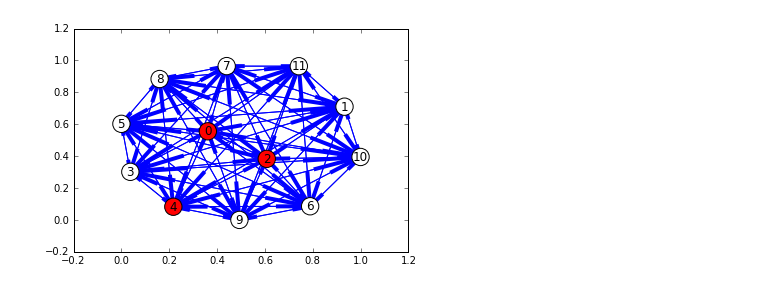
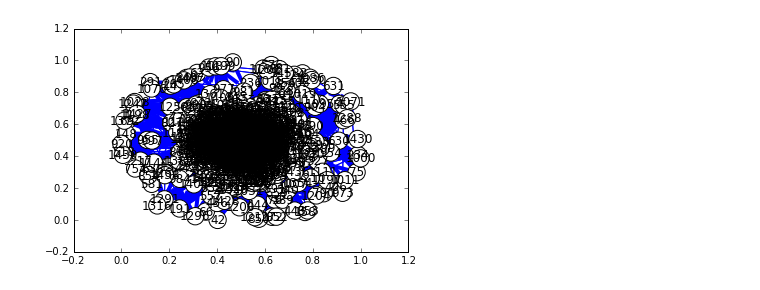
Before and after one commit to lleiou/Harry-Potter-Social-Network, a Jupyter notebook: lib/PageRank.ipynb, the cells around one changed output. Drawn from its saved outputs; the diff is of its cells as text; code cells hidden in the pictures.

```diff
--- a/lib/PageRank.ipynb
+++ b/lib/PageRank.ipynb
@@ -10,9 +11,11 @@ from scipy.linalg import *
 # %%
 # read file and save as a list
 sentences = []
-with open('test2.txt', 'rb') as f:
+with open('julius caesar sentences.txt', 'rb') as f:
     for line in f:
-        sentences.append(line.strip())
+        if line.strip() != '':
+            sentences.append(line.strip())
+f.close()
 # %%
 # remove punctuations
 for i in range(len(sentences)):
@@ -27,13 +30,14 @@ for line in sentences:
     for item in word:
         lexicon[stem(item)] = word_counter
     word_counter += 1
+
+lexicon = OrderedDict(lexicon)
 # %%
 # compute sparse matrix
 S = np.zeros(len(sentences) * len(lexicon), dtype=np.dtype('Float64')).reshape(len(sentences), len(lexicon))
-
 for i in range(len(sentences)):
     for w in [stem(word) for word in sentences[i].split()]:
-        S[i, lexicon[w]] = 1
+        S[i, lexicon.keys().index(w)] = 1
 # %%
 S.shape
 # %% [output]
@@ -87,16 +111,16 @@ sorted(pagerank, key=pagerank.get, reverse=True)
 # %%
 values = []
 for node in G.nodes():
-    if node in order[0:3]:
+    if node in order[0:5]:
         values += 'r'
     else:
         values += 'w'
 nx.draw_networkx_nodes(G,pos,node_size=300, node_color=values)
 nx.draw_networkx_edges(G,pos,edge_color='b')
 nx.draw_networkx_labels(G,pos)
 plt.show()
 # %% [output]
-[figure, old version]
+[figure, new version]
 # %%
 # top three sentences as follows
 # %%
```
Also changed, not shown: parts of 6 cells of this notebook.
